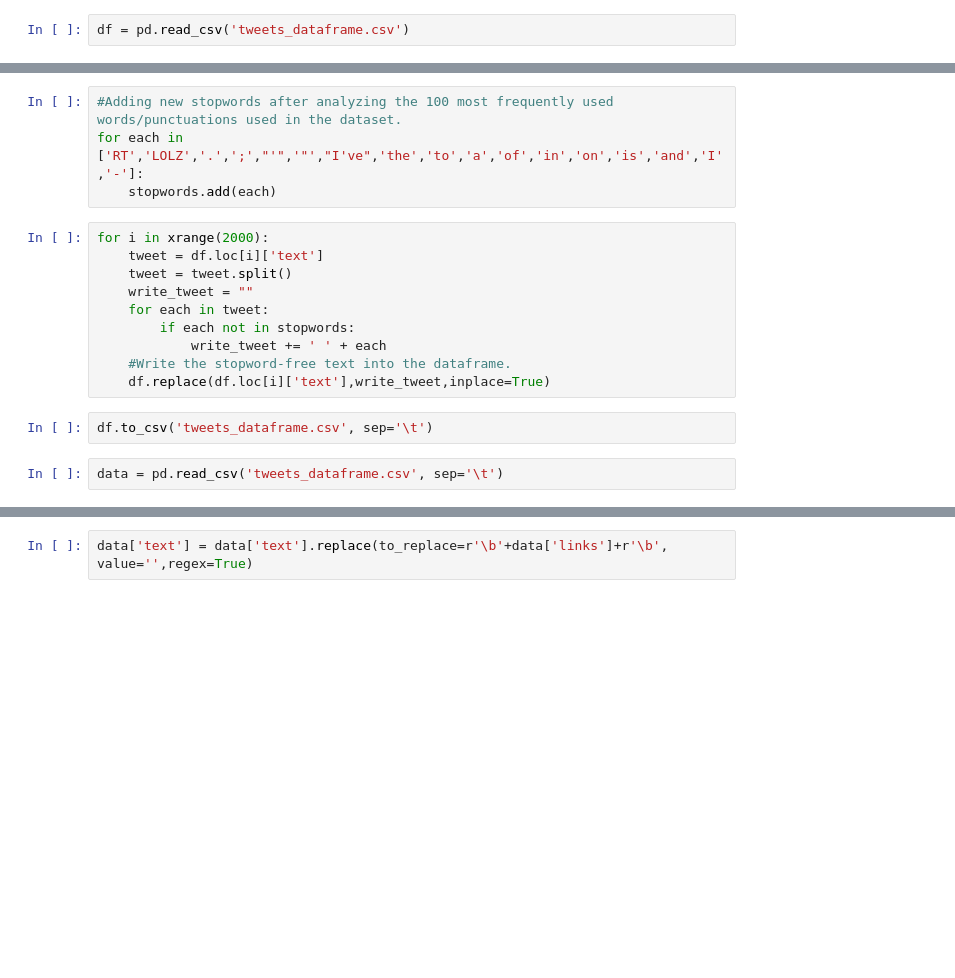
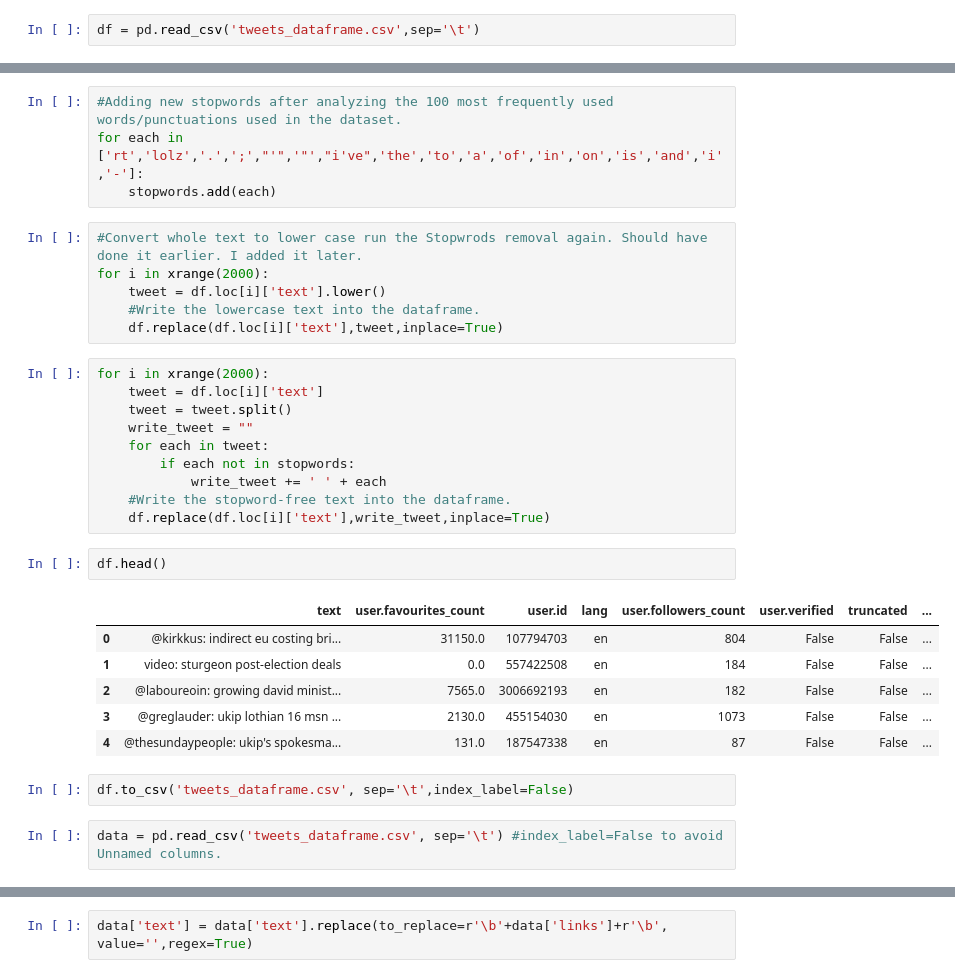
Before and after one commit to arjun123-iitkgp/bostonbombing, a Jupyter notebook: twitter-files/StopwordsRemoval.ipynb, the cells around one changed output, grey strips where cells are left out. Cells and saved outputs as stored; diff of their text form; blank space fills up the shorter version.

```diff
--- a/twitter-files/StopwordsRemoval.ipynb
+++ b/twitter-files/StopwordsRemoval.ipynb
@@ -1,7 +1,7 @@
 # %%
 import pandas as pd
 # %%
-df = pd.read_csv('tweets_dataframe.csv')
+df = pd.read_csv('tweets_dataframe.csv',sep='\t')
 # %%
 df.head()
 # %% [output]
@@ -131,8 +131,14 @@ Counter(" ".join(df["text"]).split()).most_common(100)
  ('Times', 509)]
 # %%
 #Adding new stopwords after analyzing the 100 most frequently used words/punctuations used in the dataset.
-for each in ['RT','LOLZ','.',';',"'",'"',"I've",'the','to','a','of','in','on','is','and','I','-']:
+for each in ['rt','lolz','.',';',"'",'"',"i've",'the','to','a','of','in','on','is','and','i','-']:
     stopwords.add(each)
+# %%
+#Convert whole text to lower case run the Stopwrods removal again. Should have done it earlier. I added it later.
+for i in xrange(2000):
+    tweet = df.loc[i]['text'].lower()
+    #Write the lowercase text into the dataframe.
+    df.replace(df.loc[i]['text'],tweet,inplace=True)
 # %%
 for i in xrange(2000):
     tweet = df.loc[i]['text']
@@ -143,10 +149,19 @@ for i in xrange(2000):
             write_tweet += ' ' + each
     #Write the stopword-free text into the dataframe.
     df.replace(df.loc[i]['text'],write_tweet,inplace=True)
+# %%
+df.head()
+# %% [output]
+|  | text | user.favourites_count | user.id | lang | user.followers_count | user.verified | truncated | ... |
+| 0 | @kirkkus: indirect eu costing bri... | 31150.0 | 107794703 | en | 804 | False | False | ... |
+| 1 | video: sturgeon post-election deals | 0.0 | 557422508 | en | 184 | False | False | ... |
+| 2 | @laboureoin: growing david minist... | 7565.0 | 3006692193 | en | 182 | False | False | ... |
+| 3 | @greglauder: ukip lothian 16 msn ... | 2130.0 | 455154030 | en | 1073 | False | False | ... |
+| 4 | @thesundaypeople: ukip's spokesma... | 131.0 | 187547338 | en | 87 | False | False | ... |
 # %%
-df.to_csv('tweets_dataframe.csv', sep='\t')
+df.to_csv('tweets_dataframe.csv', sep='\t',index_label=False)
 # %%
-data = pd.read_csv('tweets_dataframe.csv', sep='\t')
+data = pd.read_csv('tweets_dataframe.csv', sep='\t') #index_label=False to avoid Unnamed columns.
 # %%
 data.head()
 # %% [output]
```
Also changed, not shown: parts of 3 cells of this notebook, 2 other files.
